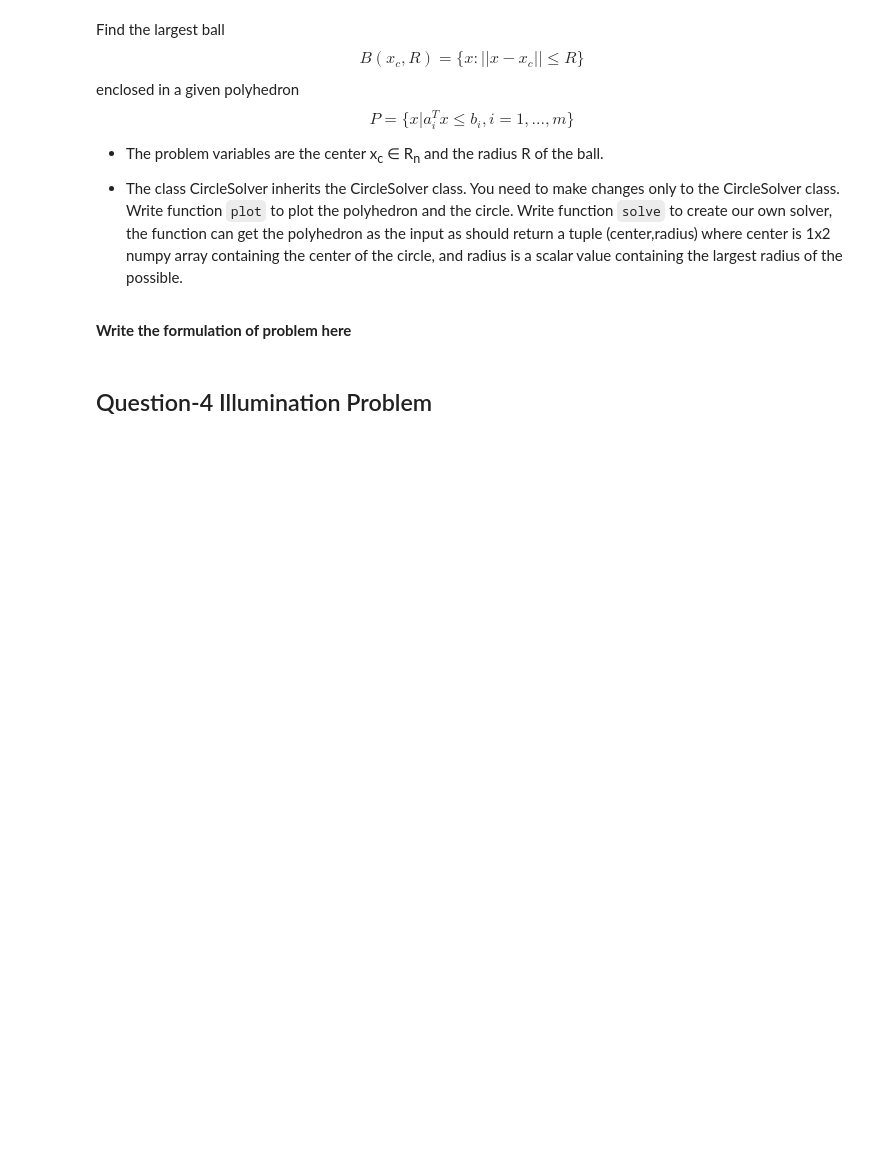
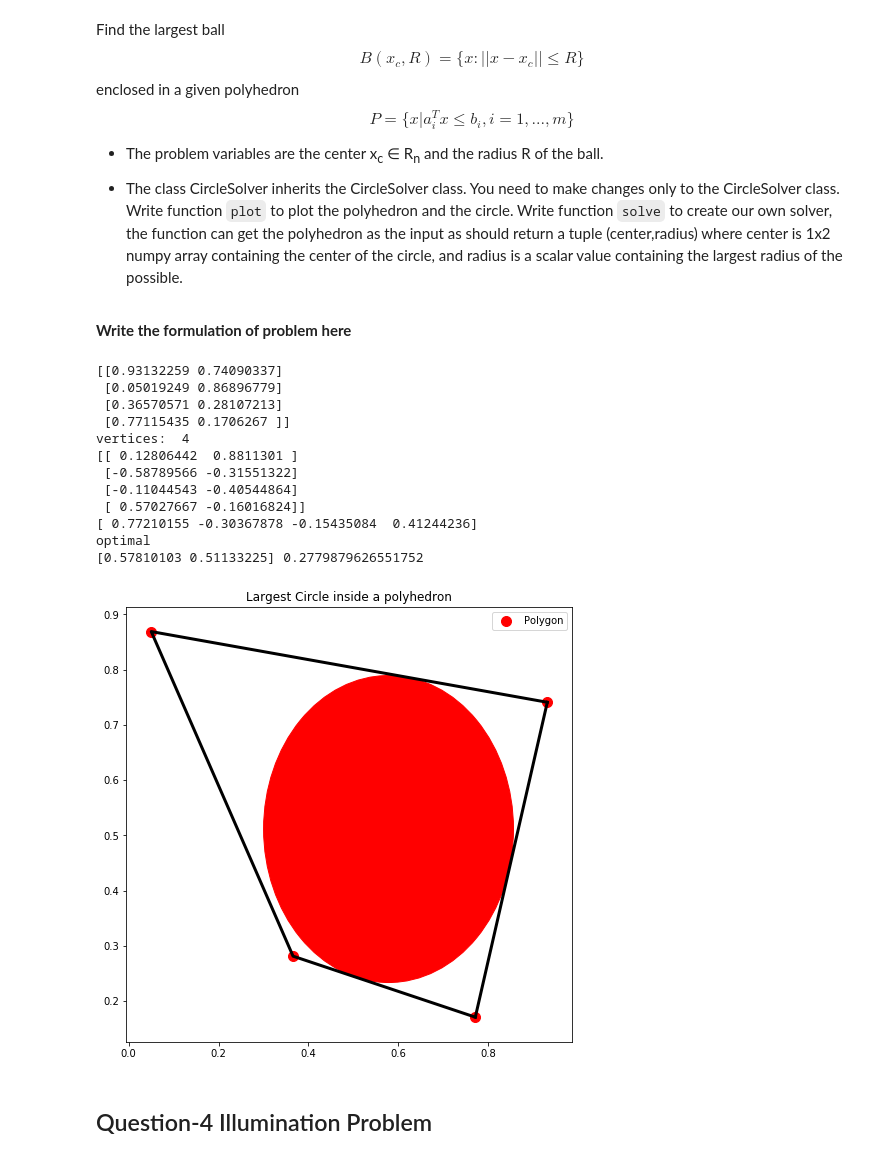
Before and after one commit to 20188202010/OM_Puzzles, a Jupyter notebook: OM_Assignment_1.ipynb, the cells around one changed output. Drawn from its saved outputs; the diff is of its cells as text; code cells hidden in the pictures; blank space fills up the shorter version.

```diff
--- a/OM_Assignment_1.ipynb
+++ b/OM_Assignment_1.ipynb
@@ -519,34 +540,102 @@ class CircleInPolygon():
 **Write the formulation of problem here**
 # %%
 # Create your circle puzzle solver here
+import itertools
+from numpy.linalg import lstsq
 class CircleSolver(CircleInPolygon):
   def __init__(self):
-     super(CircleSolver,self).__init__()
-
+      super(CircleSolver,self).__init__()
+      self.X_c = cp.Variable(2)
+      self.R = cp.Variable()
 
   def plot(self):
 
     fig = plt.figure(figsize=(8,8))
     ax = fig.add_subplot(111)
     ax.plot(self.polygon[:,0],self.polygon[:,1],linewidth=3,c="black") # Plot the points
     ax.plot([self.polygon[0,0],self.polygon[-1,0]],[self.polygon[0,1],self.polygon[-1,1]],linewidth=3,c="black") # Plot the edges
     ax.scatter(self.polygon[:,0],self.polygon[:,1],s=100,c="red",label="Polygon") # Plot the edge connecting last and the first point
+    circle1 = plt.Circle((self.X_c.value[0], self.X_c.value[1]), self.R.value, color='r')
 
+    ax.add_artist(circle1)
     """
      Add code to plot the circle
     """
 
     ax.set_title("Largest Circle inside a polyhedron")
     plt.legend()
     plt.show()
 
 
+  def plot_from_point(self,P0, P1):
+    x1,y1 = P0[0],P0[1]
+    x2,y2 = P1[0], P1[1]
+    # slope = (y2 - y1)/(x2 - x1)
+    # c = y1 - (slope*x1)
+    # a = -slope
+    # b = 1
+    a = y2 - y1
+    b = x1 - x2
+    c = a*(x1) + b*(y1)
+
+    return a,b,c
+
   def solve(self):
-    pass
 
+
+    print(self.polygon) #len 6:[0,1,2,3,4,5]
+    # all_combinations = list(itertools.combinations(self.polygon, 2))
+    # print(len(all_combinations))
+    constraints = []
+    vertices = len(self.polygon)
+    A = []
+    B = []
+    print('vertices: ',vertices)
+    for i in range(vertices):
+        # print(i,end="")
+        # plot_from_point((0.93148564, 0.17056943),(0.97592175, 0.59076994))
+        # print('plotting b/w pt {} and pt {}'.format(self.polygon[i],self.polygon[(i+1)%vertices]))
+        a,b,c = self.plot_from_point(self.polygon[i%vertices],self.polygon[(i+1)%vertices])
+        A.append([a,b])
+        B.append(c)
+
+
+    A = np.array(A)
+    B = np.array(B)
+    print(A)
+    print(B)
+    for i in range(vertices):
+      # c = [A[i][0]*self.X_c[0] + A[i][1]*self.X_c[1] + np.linalg.norm(A[i])*self.R <= B[i] ]
+      # print((A[i]*self.X_c + np.linalg.norm(A[i])*self.R).shape)
+      c = [A[i]*self.X_c + np.linalg.norm(A[i])*self.R <= B[i] ]
+
+      constraints += c
+    # print('constraints: ',len(constraints))
+
+    # print(constraints)
+    # constraints += [self.R >= 0]
+    objective = cp.Maximize(self.R)
+    problem = cp.Problem(objective, constraints)
+    result = problem.solve()
+    print(problem.status)
+    print(self.X_c.value, self.R.value)
 solver = CircleSolver()
 solver.solve()
 solver.plot()
+# %% [output]
+[[0.93132259 0.74090337]
+ [0.05019249 0.86896779]
+ [0.36570571 0.28107213]
+ [0.77115435 0.1706267 ]]
+vertices:  4
+[[ 0.12806442  0.8811301 ]
+ [-0.58789566 -0.31551322]
+ [-0.11044543 -0.40544864]
+ [ 0.57027667 -0.16016824]]
+[ 0.77210155 -0.30367878 -0.15435084  0.41244236]
+optimal
+[0.57810103 0.51133225] 0.2779879626551752
+[figure, added]
 # %% [markdown]
 ## Question-4 Illumination Problem
 # %% [markdown]
```
Also changed, not shown: parts of 3 cells of this notebook.
